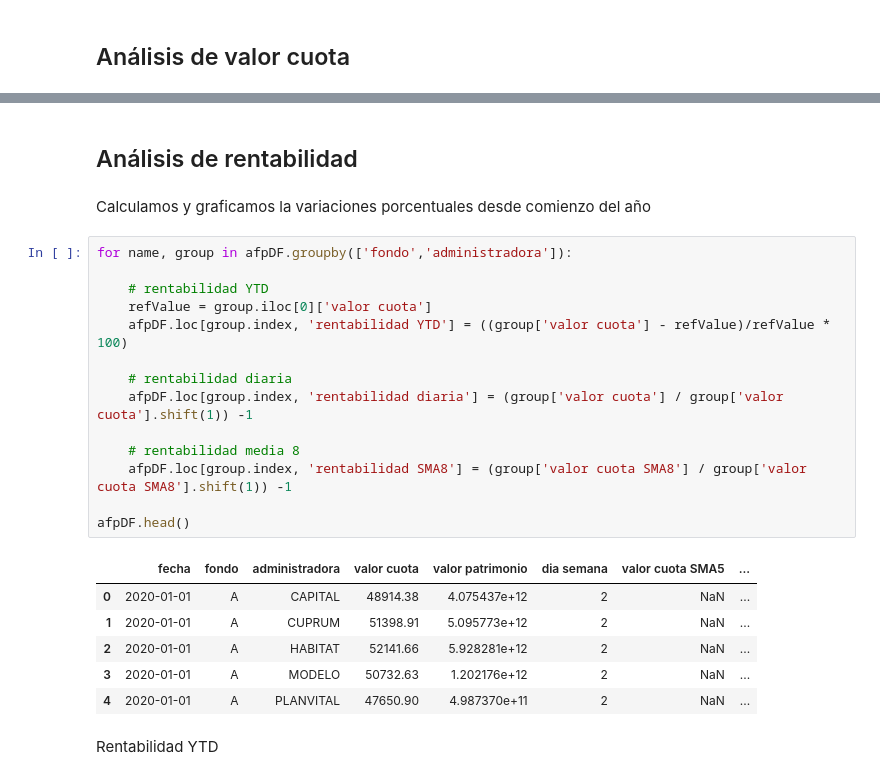
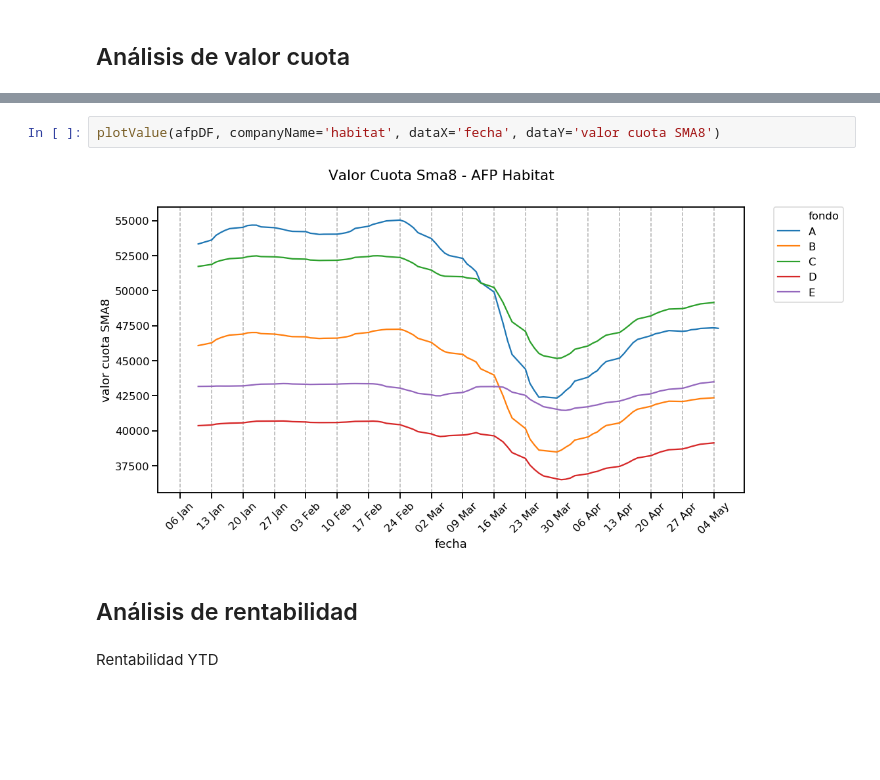
Before and after one commit to rpmunoz/afp_chile, a Jupyter notebook: notebooks/02 - Visualizar fondos.ipynb, the cells around one changed output, grey strips where cells are left out. Cells and saved outputs as stored; diff of their text form; blank space fills up the shorter version.

```diff
--- a/notebooks/02 - Visualizar fondos.ipynb
+++ b/notebooks/02 - Visualizar fondos.ipynb
@@ -128,27 +185,8 @@ ax.xaxis.set_major_formatter(mdates.DateFormatter('%d %b'))
+# %%
+plotValue(afpDF, companyName='habitat', dataX='fecha', dataY='valor cuota SMA8')
+# %% [output]
+[figure, added]
 # %% [markdown]
 ## Análisis de rentabilidad
-# %% [markdown]
-Calculamos y graficamos la variaciones porcentuales desde comienzo del año
-# %%
-for name, group in afpDF.groupby(['fondo','administradora']):
-
-    # rentabilidad YTD
-    refValue = group.iloc[0]['valor cuota']
-    afpDF.loc[group.index, 'rentabilidad YTD'] = ((group['valor cuota'] - refValue)/refValue * 100)
-
-    # rentabilidad diaria
-    afpDF.loc[group.index, 'rentabilidad diaria'] = (group['valor cuota'] / group['valor cuota'].shift(1)) -1
-
-    # rentabilidad media 8
-    afpDF.loc[group.index, 'rentabilidad SMA8'] = (group['valor cuota SMA8'] / group['valor cuota SMA8'].shift(1)) -1
-
-afpDF.head()
-# %% [output]
-|  | fecha | fondo | administradora | valor cuota | valor patrimonio | dia semana | valor cuota SMA5 | ... |
-| 0 | 2020-01-01 | A | CAPITAL | 48914.38 | 4.075437e+12 | 2 | NaN | ... |
-| 1 | 2020-01-01 | A | CUPRUM | 51398.91 | 5.095773e+12 | 2 | NaN | ... |
-| 2 | 2020-01-01 | A | HABITAT | 52141.66 | 5.928281e+12 | 2 | NaN | ... |
-| 3 | 2020-01-01 | A | MODELO | 50732.63 | 1.202176e+12 | 2 | NaN | ... |
-| 4 | 2020-01-01 | A | PLANVITAL | 47650.90 | 4.987370e+11 | 2 | NaN | ... |
 # %% [markdown]
 Rentabilidad YTD
```
Also changed, not shown: parts of 40 cells of this notebook, 7 other files.
